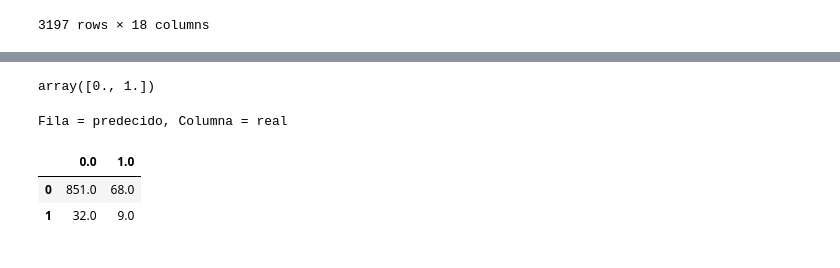
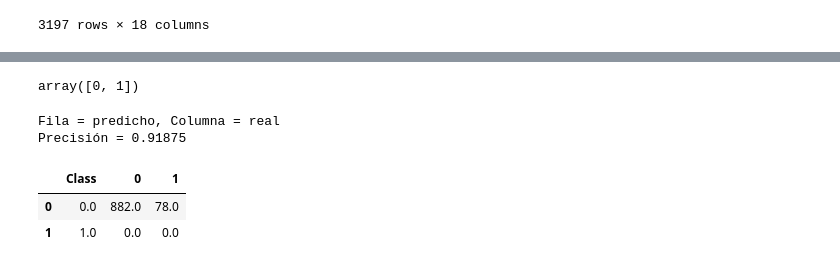
Before and after one commit to gag1005/Mineria-de-datos, a Jupyter notebook: practica2/practica2.ipynb, the cells around one changed output, grey strips where cells are left out. Saved outputs shown, nothing was run; the diff lists cells and outputs as text; code cells hidden in the pictures.

```diff
--- a/practica2/practica2.ipynb
+++ b/practica2/practica2.ipynb
@@ -31,7 +31,5 @@ for col, t in zip(df.columns, df.dtypes):
     if (t == 'object'):
         key = dict([(k,i) for i,k in enumerate(df.loc[:, col].unique())])
         dfNum[col] = df[col].map(key)
+    else:
+        dfNum[col] = df[col]
-# %%
-# Normalización
-dfNum = pd.DataFrame((dfNum - dfNum.min())/(dfNum.max() - dfNum.min()))
-dfNum
@@ -93 +77,5 @@ target
 3197 rows × 1 columns
+# %%
+# Normalización
+individuals = pd.DataFrame((individuals - individuals.min())/(individuals.max() - individuals.min()))
+individuals
@@ -98,22 +100,25 @@ xTrain, xTest, yTrain, yTest = train_test_split(individuals, target, test_size=0
 classes = target['HeartDisease'].unique()
 classes
 # %% [output]
-array([0., 1.])
+array([0, 1])
 # %%
 # Se instancia el clasificador y se añaden los datos
 
-classifier = knn.Knn(3)
+classifier = knn.Knn(200)
 classifier.fit(xTrain, yTrain)
 # classifier.predSingle(yTrain[0])
 # %%
 # classifier.predSingle(xTrain.iloc[1])
 # %%
 predicted = classifier.pred(xTest)
-confusionMatrix = pd.DataFrame(classifier.precision(predicted, yTest, classes), columns=classes)
-print("Fila = predecido, Columna = real")
+precision, confusionMatrix = classifier.precision(predicted, yTest, classes)
+confusionMatrix = pd.DataFrame(confusionMatrix, columns=np.concatenate((np.array(["Class"]), classes)))
+print("Fila = predicho, Columna = real")
+print("Precisión = " + str(precision))
 confusionMatrix
 # %% [output]
-Fila = predecido, Columna = real
+Fila = predicho, Columna = real
+Precisión = 0.91875
-|  | 0.0 | 1.0 |
-| 0 | 851.0 | 68.0 |
-| 1 | 32.0 | 9.0 |
+|  | Class | 0 | 1 |
+| 0 | 0.0 | 882.0 | 78.0 |
+| 1 | 1.0 | 0.0 | 0.0 |
```
Also changed, not shown: parts of 4 cells of this notebook, 2 other files.
